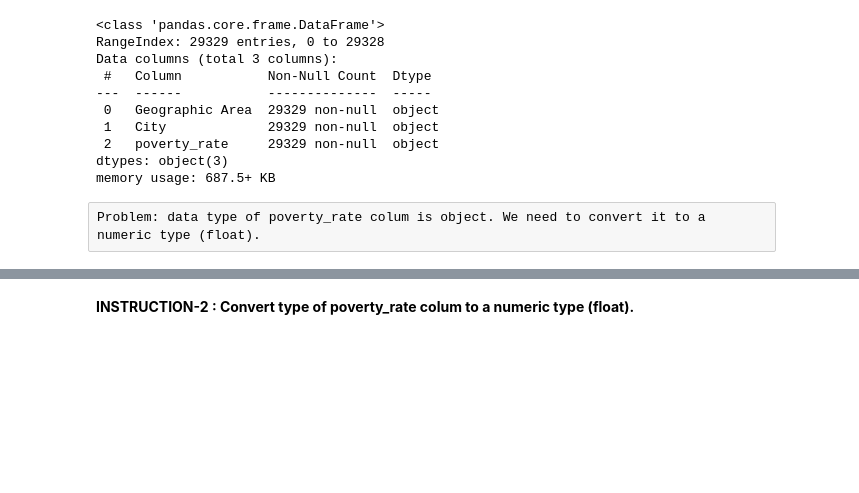
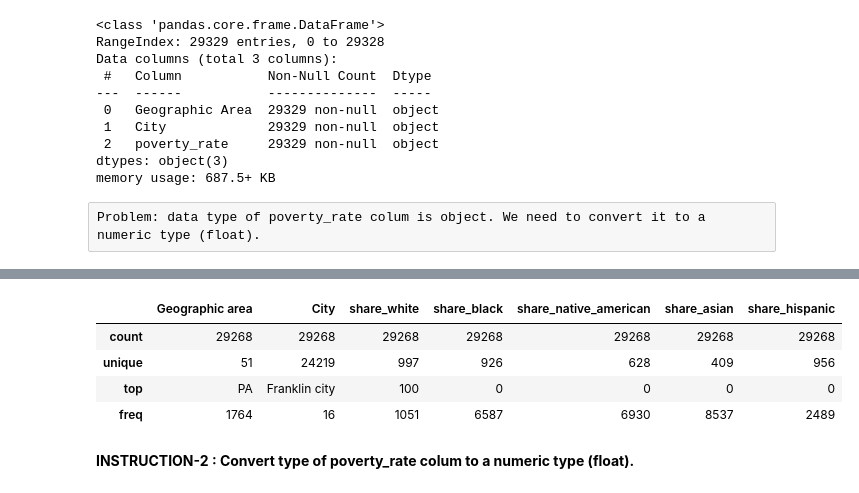
Before and after one commit to tanersoner/Generic_Projects, a Jupyter notebook: USA_Fatal_Police_Shoot_Analyse_Project.ipynb, the cells around one changed output, grey strips where cells are left out. Cells and saved outputs as stored; diff of their text form; code cells hidden in the pictures; blank space fills up the shorter version.

```diff
--- a/USA_Fatal_Police_Shoot_Analyse_Project.ipynb
+++ b/USA_Fatal_Police_Shoot_Analyse_Project.ipynb
@@ -113,3 +154,13 @@ Problem: data type of poverty_rate colum is object. We need to convert it to a n
+# %%
+#sr.share_white = sr.share_white.astype(float)
+#sr.share_black = sr.share_black.astype(float)
+sr.describe()
+# %% [output]
+|  | Geographic area | City | share_white | share_black | share_native_american | share_asian | share_hispanic |
+| count | 29268 | 29268 | 29268 | 29268 | 29268 | 29268 | 29268 |
+| unique | 51 | 24219 | 997 | 926 | 628 | 409 | 956 |
+| top | PA | Franklin city | 100 | 0 | 0 | 0 | 0 |
+| freq | 1764 | 16 | 1051 | 6587 | 6930 | 8537 | 2489 |
 # %% [markdown]
 **INSTRUCTION-2 : Convert type of poverty_rate colum to a numeric type (float).**
 # %%
```
Also changed, not shown: parts of 3 cells of this notebook.
